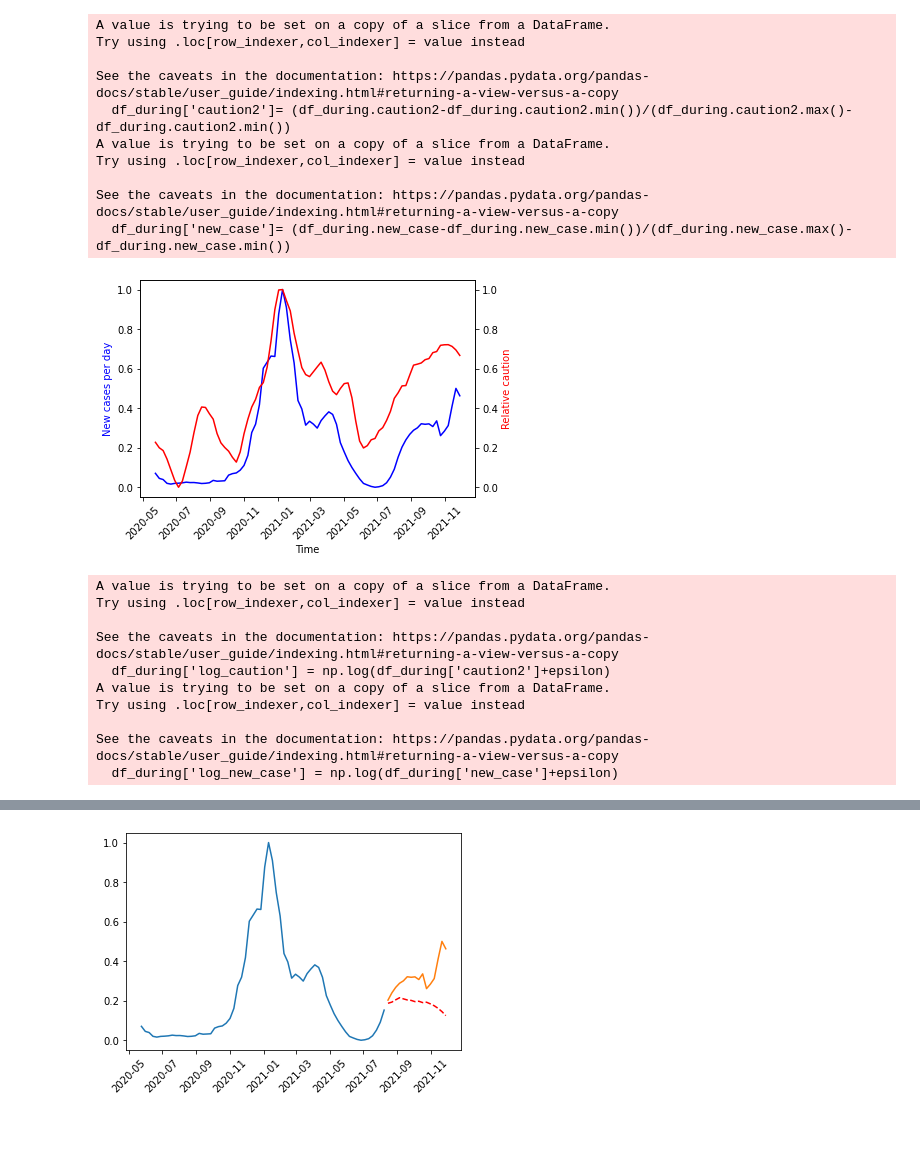
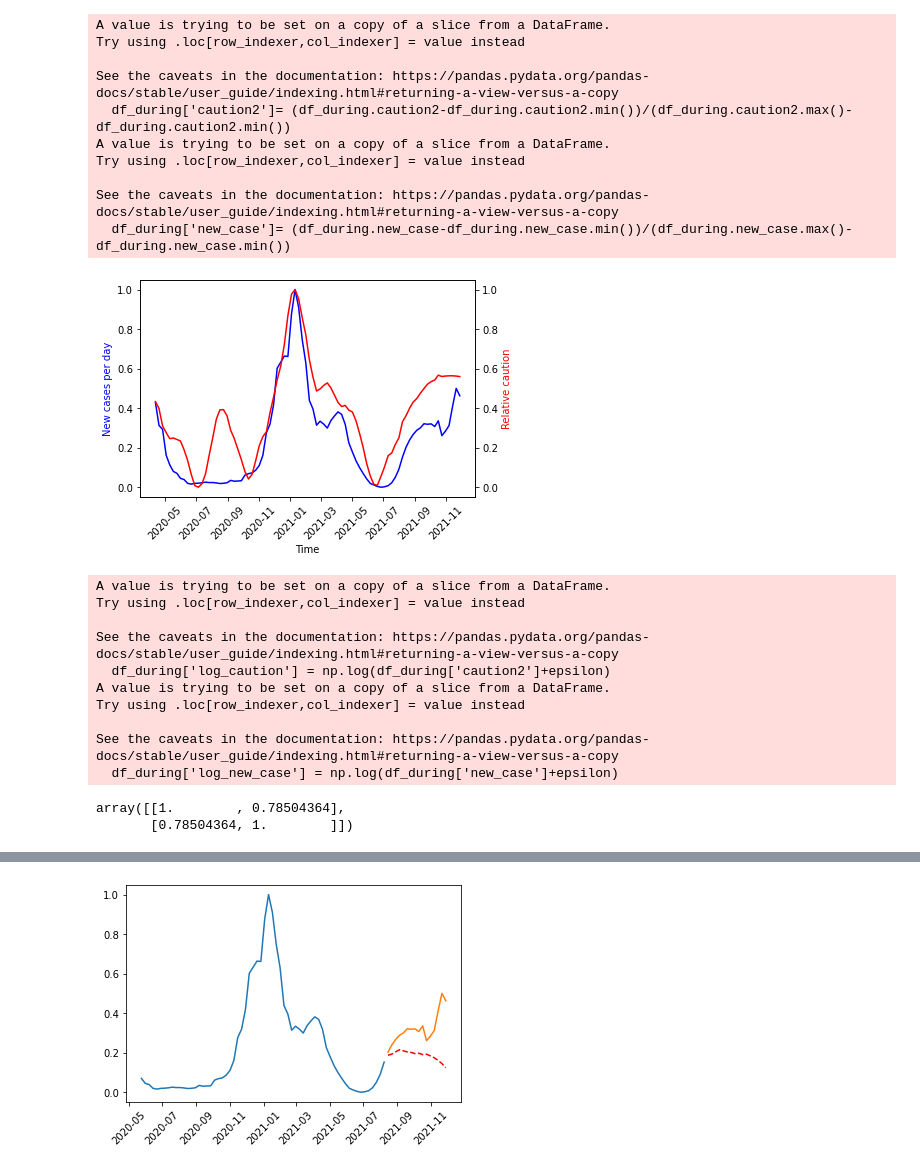
Before and after one commit to xpliu16/COVID_prediction, a Jupyter notebook: Time_series_prediction.ipynb, the cells around one changed output, grey strips where cells are left out. Drawn from its saved outputs; the diff is of its cells as text; code cells hidden in the pictures; blank space fills up the shorter version.

```diff
--- a/Time_series_prediction.ipynb
+++ b/Time_series_prediction.ipynb
@@ -2,6 +2,7 @@
 import pandas as pd
 import numpy as np
 import matplotlib.pyplot as plt
+from datetime import date
 #from matplotlib.dates import DateFormatter
 #import matplotlib.dates as mdates
 import seaborn as sns
@@ -13,9 +14,11 @@ from scipy.signal import savgol_filter
 from scipy.optimize import curve_fit
 from statsmodels.tsa.stattools import grangercausalitytests
 from statsmodels.tsa.stattools import adfuller
+from statsmodels.tsa.stattools import coint
 from statsmodels.tsa.vector_ar.var_model import VAR
 from statsmodels.tsa.arima.model import ARIMA
 from pmdarima.arima import auto_arima
+from statsmodels.tsa.vector_ar.vecm import VECM, select_coint_rank
 
 %matplotlib inline
 
@@ -35,10 +38,10 @@ fig, ax = plt.subplots()
 ax.plot(df1.caution,'k-')
 ax.set_xlabel("Time")
 ax.set_ylabel("Relative Caution")
-ax.set_title("Caution Index (California)")
+ax.set_title("Caution Index (New York)")
 
 # Baseline period 2017-2019 should be flat
-df1['caution_sm'] = savgol_filter(df1.caution, window_length = 9, polyorder = 2)
+df1['caution_sm'] = savgol_filter(df1.caution, window_length = 11, polyorder = 2)
 ax.plot(df1.caution_sm,'r-')
 ax.legend(['Original','Smoothed'])
 plt.show()
@@ -90,6 +141,7 @@ plt.xticks(rotation=45)
 # %%
 # Merge the full date range into previous
 df_merged = pd.merge(df1,new_cases, how='inner',left_index=True,right_index=True)
+df_merged = pd.merge(df_merged,df3_long, how='inner',left_index=True,right_index=True)
 
 # Coplot full range
 fig,ax = plt.subplots()
@@ -110,5 +162,7 @@ fig.savefig('Caution_and_new_cases.png',
             bbox_inches='tight')
 
 # Skip initial period of pandemic
-df_during = df_merged['2020-05-20':]
+df_during = df_merged['2020-04-10':]
+# Check for any embedded NaN's that need to be filled
+df_during[df_during.caution.isna()==True]
 # %% [output]
@@ -153,41 +208,38 @@ See the caveats in the documentation: https://pandas.pydata.org/pandas-docs/stab
 # %%
-# Remove down trend from caution
-# m, b = np.polyfit(range(0,len(df_during.caution)),df_during.caution, 1)
-# tvec = range(0,len(df_during.caution))
-# df_during.caution = df_during.caution-(m*tvec+b)
-
 # Max-min normalize
 df_during['caution2']= (df_during.caution2-df_during.caution2.min())/(df_during.caution2.max()-df_during.caution2.min())
 df_during['new_case']= (df_during.new_case-df_during.new_case.min())/(df_during.new_case.max()-df_during.new_case.min())
 
 fig,ax = plt.subplots()
 ax.plot(df_during.new_case,color='blue')
 ax.set_ylabel('New cases per day',color='blue')
 ax.set_xlabel('Time')
 plt.xticks(rotation=45)
 #ax.plot(df_during.new_case.diff(),color='black')
 
 ax2 = ax.twinx()
 ax2.plot(df_during.caution2,color='red')
 ax2.set_ylabel('Relative caution',color='red')
 
 plt.show()
 
-epsilon = 0.01  # Prefer positive values and no -inf
+epsilon = 0.01  # Prevent -inf
 df_during['log_caution'] = np.log(df_during['caution2']+epsilon)
 df_during['log_new_case'] = np.log(df_during['new_case']+epsilon)
+
+np.corrcoef(df_during.log_caution, df_during.log_new_case)
 # %% [output]
 A value is trying to be set on a copy of a slice from a DataFrame.
 Try using .loc[row_indexer,col_indexer] = value instead
 
 See the caveats in the documentation: https://pandas.pydata.org/pandas-docs/stable/user_guide/indexing.html#returning-a-view-versus-a-copy
   df_during['caution2']= (df_during.caution2-df_during.caution2.min())/(df_during.caution2.max()-df_during.caution2.min())
 A value is trying to be set on a copy of a slice from a DataFrame.
 Try using .loc[row_indexer,col_indexer] = value instead
 
 See the caveats in the documentation: https://pandas.pydata.org/pandas-docs/stable/user_guide/indexing.html#returning-a-view-versus-a-copy
   df_during['new_case']= (df_during.new_case-df_during.new_case.min())/(df_during.new_case.max()-df_during.new_case.min())
-[figure, old version]
+[figure, new version]
 A value is trying to be set on a copy of a slice from a DataFrame.
 Try using .loc[row_indexer,col_indexer] = value instead
 
@@ -198,3 +250,5 @@ Try using .loc[row_indexer,col_indexer] = value instead
 
 See the caveats in the documentation: https://pandas.pydata.org/pandas-docs/stable/user_guide/indexing.html#returning-a-view-versus-a-copy
   df_during['log_new_case'] = np.log(df_during['new_case']+epsilon)
+array([[1.        , 0.78504364],
+       [0.78504364, 1.        ]])
```
Also changed, not shown: parts of 44 cells of this notebook, 1 other file.
